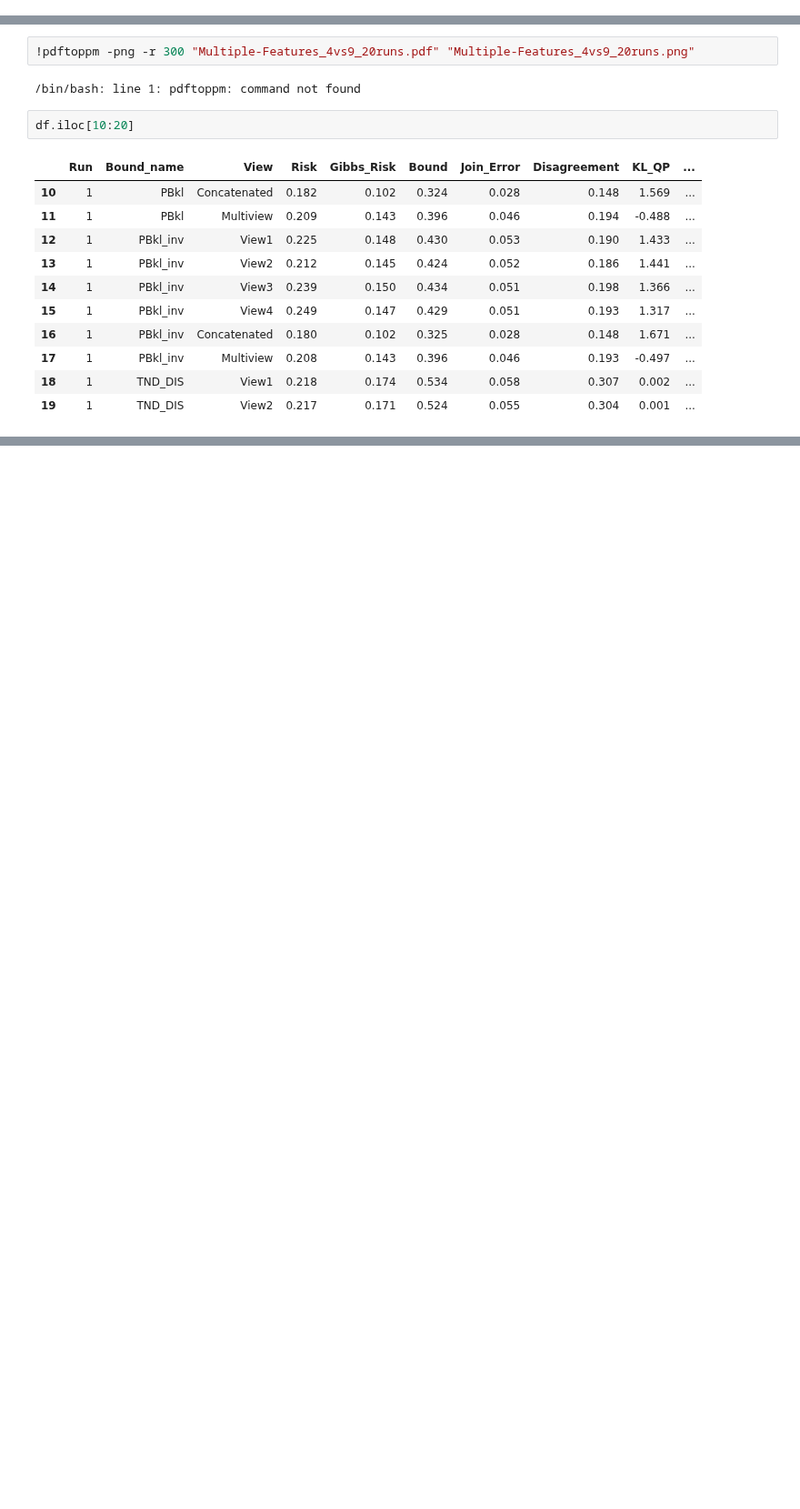
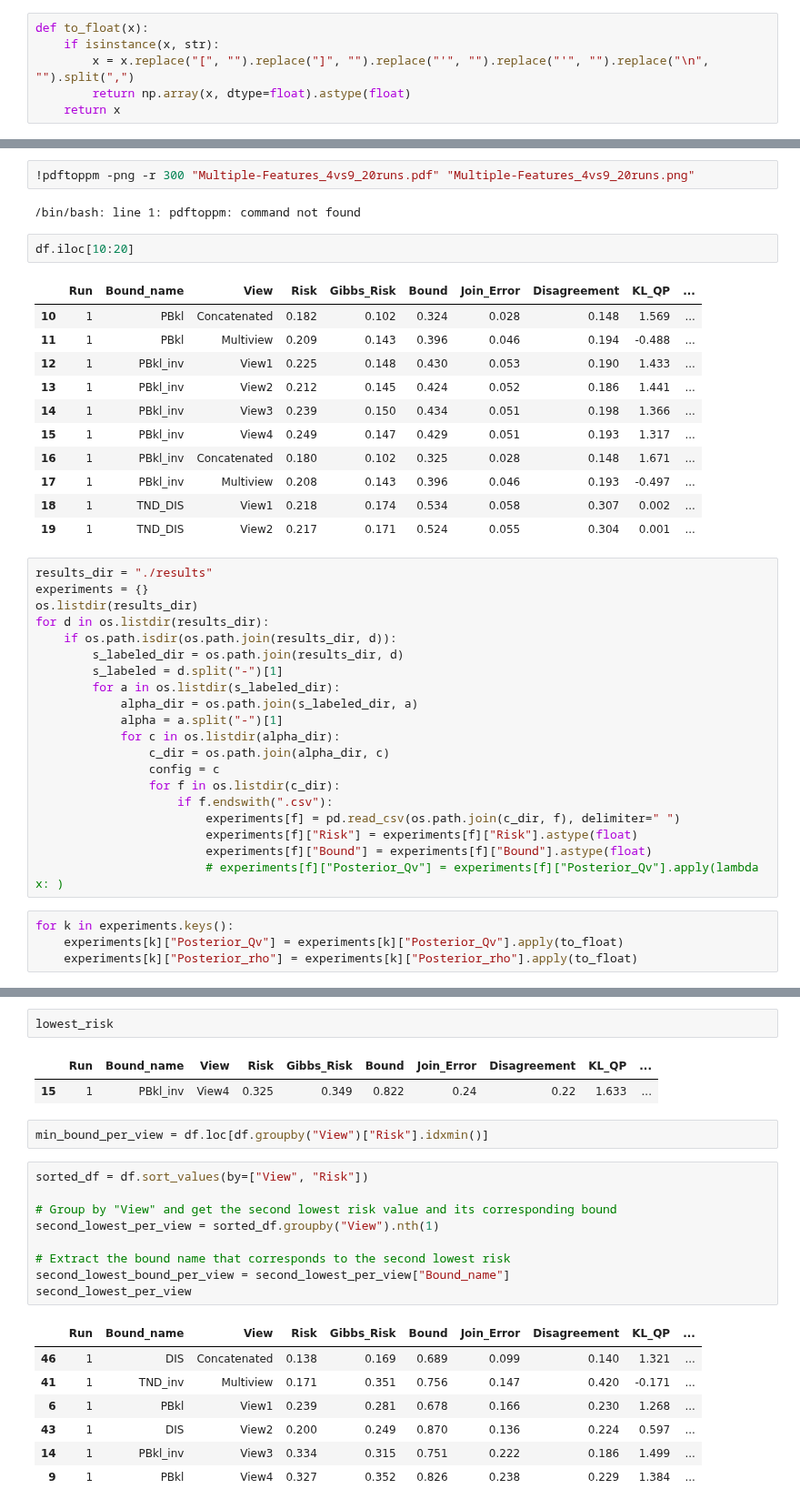
Before and after one commit to adidi24/Multi-View-Majority-Vote-Learning-Algorithms-Direct-Minimization-of-PAC-Bayesian-Bounds, a Jupyter notebook: plot.ipynb, the cells around one changed output, grey strips where cells are left out. Shown at 91% size. Saved outputs shown, nothing was run; the diff lists cells and outputs as text; blank space fills up the shorter version.

```diff
--- a/plot.ipynb
+++ b/plot.ipynb
@@ -6,6 +8,12 @@ import numpy as np
 
 import warnings
 warnings.filterwarnings("ignore")
+# %%
+def to_float(x):
+    if isinstance(x, str):
+        x = x.replace("[", "").replace("]", "").replace("'", "").replace("'", "").replace("\n", "").split(",")
+        return np.array(x, dtype=float).astype(float)
+    return x
 # %%
 RUNS = range(10)
 BOUNDS = ['Uniform', 'PBkl', 'PBkl_inv', 'TND_DIS', 'TND_DIS_inv', 'TND', 'TND_inv', 'DIS', 'DIS_inv', 'Cbound', 'C_TND']
@@ -80,3 +88,27 @@ df.iloc[10:20]
 | 17 | 1 | PBkl_inv | Multiview | 0.208 | 0.143 | 0.396 | 0.046 | 0.193 | -0.497 | ... |
 | 18 | 1 | TND_DIS | View1 | 0.218 | 0.174 | 0.534 | 0.058 | 0.307 | 0.002 | ... |
 | 19 | 1 | TND_DIS | View2 | 0.217 | 0.171 | 0.524 | 0.055 | 0.304 | 0.001 | ... |
+# %%
+results_dir = "./results"
+experiments = {}
+os.listdir(results_dir)
+for d in os.listdir(results_dir):
+    if os.path.isdir(os.path.join(results_dir, d)):
+        s_labeled_dir = os.path.join(results_dir, d)
+        s_labeled = d.split("-")[1]
+        for a in os.listdir(s_labeled_dir):
+            alpha_dir = os.path.join(s_labeled_dir, a)
+            alpha = a.split("-")[1]
+            for c in os.listdir(alpha_dir):
+                c_dir = os.path.join(alpha_dir, c)
+                config = c
+                for f in os.listdir(c_dir):
+                    if f.endswith(".csv"):
+                        experiments[f] = pd.read_csv(os.path.join(c_dir, f), delimiter=" ")
+                        experiments[f]["Risk"] = experiments[f]["Risk"].astype(float)
+                        experiments[f]["Bound"] = experiments[f]["Bound"].astype(float)
+                        # experiments[f]["Posterior_Qv"] = experiments[f]["Posterior_Qv"].apply(lambda x: )
+# %%
+for k in experiments.keys():
+    experiments[k]["Posterior_Qv"] = experiments[k]["Posterior_Qv"].apply(to_float)
+    experiments[k]["Posterior_rho"] = experiments[k]["Posterior_rho"].apply(to_float)
@@ -82,0 +214,24 @@ df.iloc[10:20]
+# %%
+lowest_risk
+# %% [output]
+|  | Run | Bound_name | View | Risk | Gibbs_Risk | Bound | Join_Error | Disagreement | KL_QP | ... |
+| 15 | 1 | PBkl_inv | View4 | 0.325 | 0.349 | 0.822 | 0.24 | 0.22 | 1.633 | ... |
+# %%
+min_bound_per_view = df.loc[df.groupby("View")["Risk"].idxmin()]
+# %%
+sorted_df = df.sort_values(by=["View", "Risk"])
+
+# Group by "View" and get the second lowest risk value and its corresponding bound
+second_lowest_per_view = sorted_df.groupby("View").nth(1)
+
+# Extract the bound name that corresponds to the second lowest risk
+second_lowest_bound_per_view = second_lowest_per_view["Bound_name"]
+second_lowest_per_view
+# %% [output]
+|  | Run | Bound_name | View | Risk | Gibbs_Risk | Bound | Join_Error | Disagreement | KL_QP | ... |
+| 46 | 1 | DIS | Concatenated | 0.138 | 0.169 | 0.689 | 0.099 | 0.140 | 1.321 | ... |
+| 41 | 1 | TND_inv | Multiview | 0.171 | 0.351 | 0.756 | 0.147 | 0.420 | -0.171 | ... |
+| 6 | 1 | PBkl | View1 | 0.239 | 0.281 | 0.678 | 0.166 | 0.230 | 1.268 | ... |
+| 43 | 1 | DIS | View2 | 0.200 | 0.249 | 0.870 | 0.136 | 0.224 | 0.597 | ... |
+| 14 | 1 | PBkl_inv | View3 | 0.334 | 0.315 | 0.751 | 0.222 | 0.186 | 1.499 | ... |
+| 9 | 1 | PBkl | View4 | 0.327 | 0.352 | 0.826 | 0.238 | 0.229 | 1.384 | ... |
```
Also changed, not shown: parts of 8 cells of this notebook, 1 other file.
